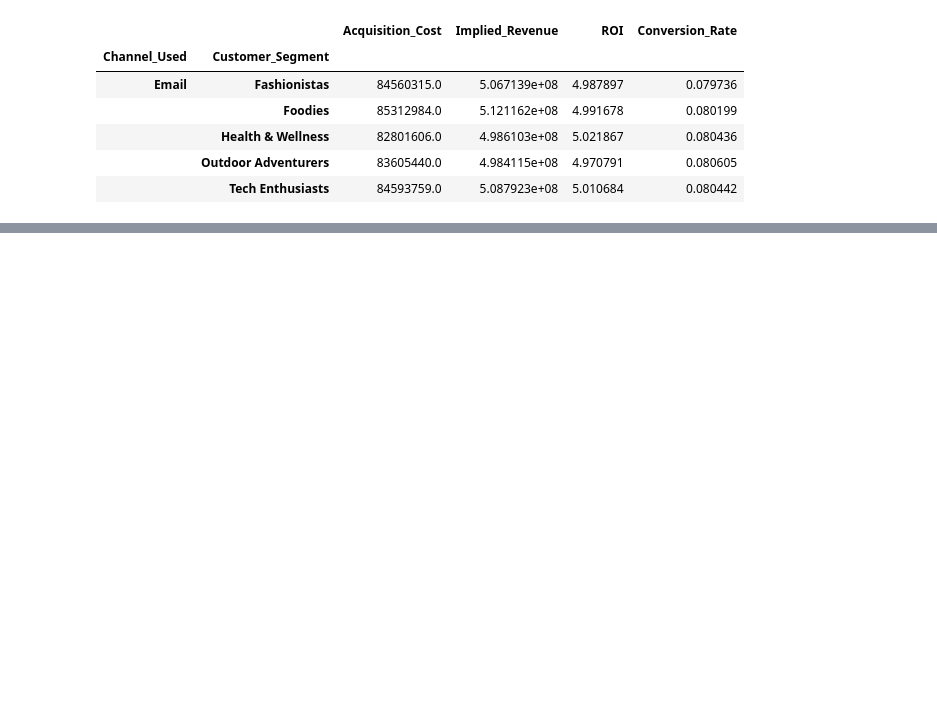
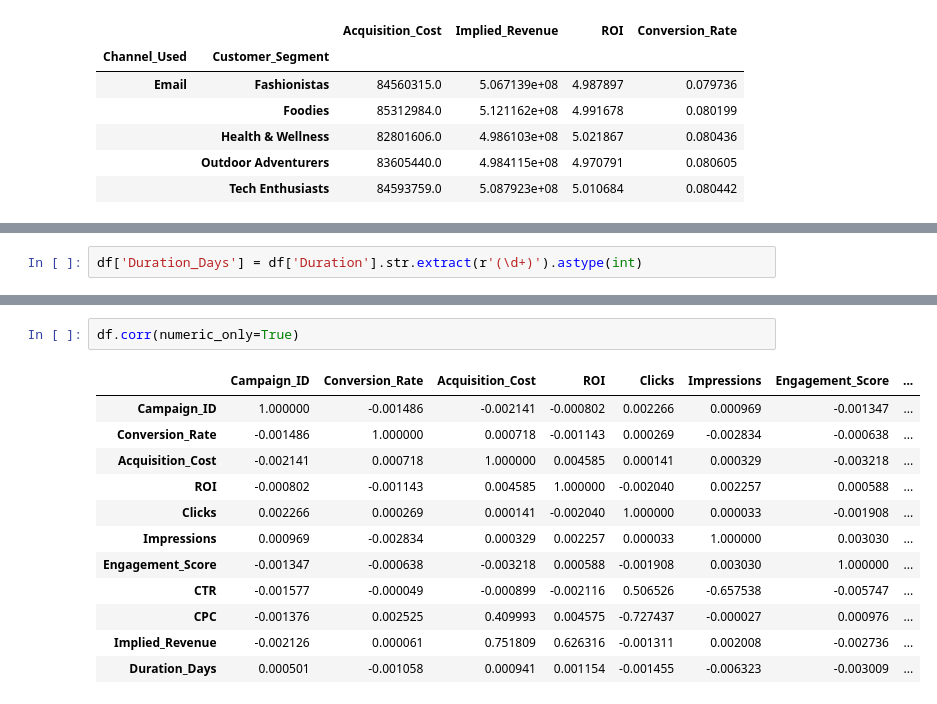
Before and after one commit to danieljcornett/AdRevenueDataProject, a Jupyter notebook: DataWalkthrough.ipynb, the cells around one changed output, grey strips where cells are left out. Drawn from its saved outputs; the diff is of its cells as text; blank space fills up the shorter version.

```diff
--- a/DataWalkthrough.ipynb
+++ b/DataWalkthrough.ipynb
@@ -193,0 +201,2 @@ segment_summary.head()
+# %%
+df['Duration_Days'] = df['Duration'].str.extract(r'(\d+)').astype(int)
@@ -193,0 +218,15 @@ segment_summary.head()
+# %%
+df.corr(numeric_only=True)
+# %% [output]
+|  | Campaign_ID | Conversion_Rate | Acquisition_Cost | ROI | Clicks | Impressions | Engagement_Score | ... |
+| Campaign_ID | 1.000000 | -0.001486 | -0.002141 | -0.000802 | 0.002266 | 0.000969 | -0.001347 | ... |
+| Conversion_Rate | -0.001486 | 1.000000 | 0.000718 | -0.001143 | 0.000269 | -0.002834 | -0.000638 | ... |
+| Acquisition_Cost | -0.002141 | 0.000718 | 1.000000 | 0.004585 | 0.000141 | 0.000329 | -0.003218 | ... |
+| ROI | -0.000802 | -0.001143 | 0.004585 | 1.000000 | -0.002040 | 0.002257 | 0.000588 | ... |
+| Clicks | 0.002266 | 0.000269 | 0.000141 | -0.002040 | 1.000000 | 0.000033 | -0.001908 | ... |
+| Impressions | 0.000969 | -0.002834 | 0.000329 | 0.002257 | 0.000033 | 1.000000 | 0.003030 | ... |
+| Engagement_Score | -0.001347 | -0.000638 | -0.003218 | 0.000588 | -0.001908 | 0.003030 | 1.000000 | ... |
+| CTR | -0.001577 | -0.000049 | -0.000899 | -0.002116 | 0.506526 | -0.657538 | -0.005747 | ... |
+| CPC | -0.001376 | 0.002525 | 0.409993 | 0.004575 | -0.727437 | -0.000027 | 0.000976 | ... |
+| Implied_Revenue | -0.002126 | 0.000061 | 0.751809 | 0.626316 | -0.001311 | 0.002008 | -0.002736 | ... |
+| Duration_Days | 0.000501 | -0.001058 | 0.000941 | 0.001154 | -0.001455 | -0.006323 | -0.003009 | ... |
```
Also changed, not shown: parts of 3 cells of this notebook, 2 other files.
